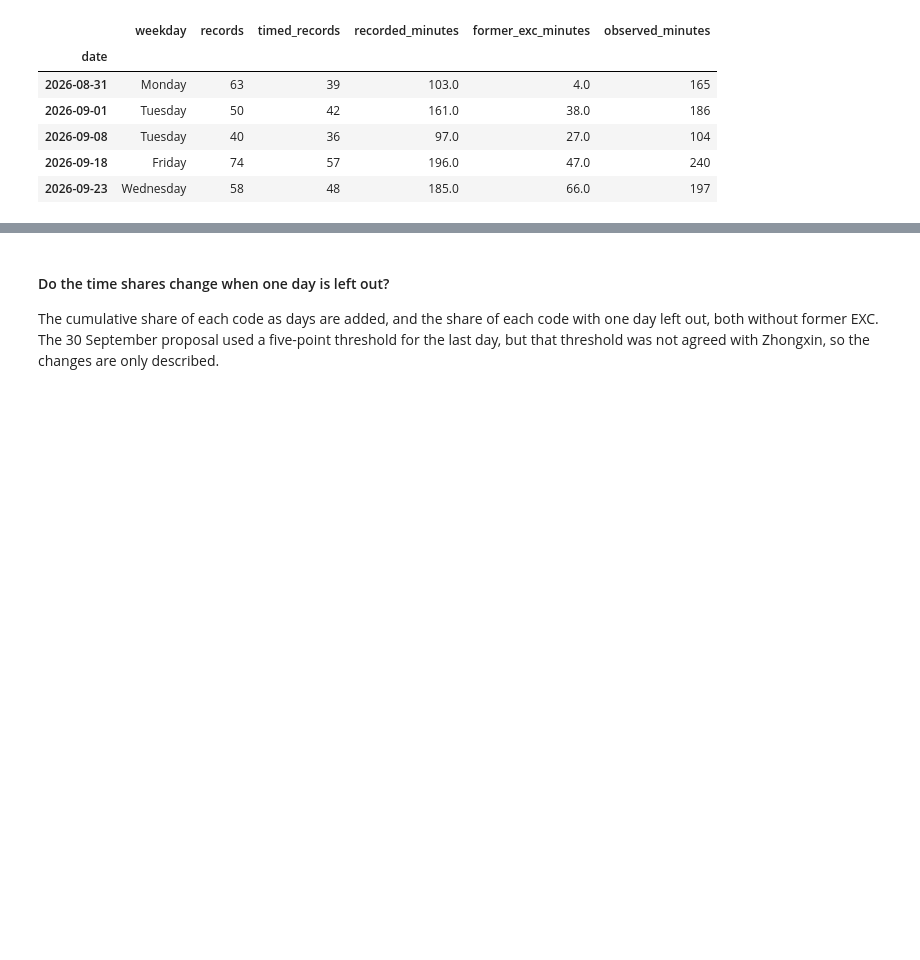
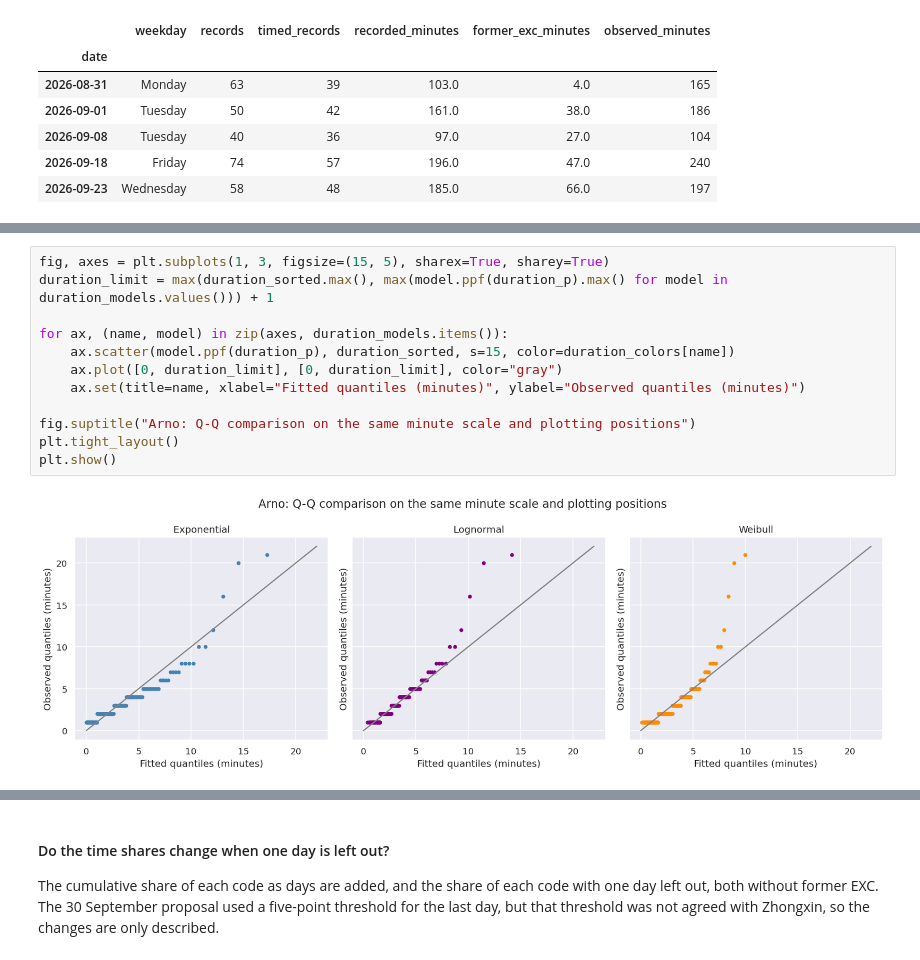
Before and after one commit to Luuuuuig/Bachelor-End-Project, a Jupyter notebook: Arno_Analysis_2026_10_02.ipynb, the cells around one changed output, grey strips where cells are left out. Saved outputs shown, nothing was run; the diff lists cells and outputs as text; blank space fills up the shorter version.

```diff
--- a/Arno_Analysis_2026_10_02.ipynb
+++ b/Arno_Analysis_2026_10_02.ipynb
@@ -437,0 +518,14 @@ leave_one_out.round(2)
+# %%
+fig, axes = plt.subplots(1, 3, figsize=(15, 5), sharex=True, sharey=True)
+duration_limit = max(duration_sorted.max(), max(model.ppf(duration_p).max() for model in duration_models.values())) + 1
+
+for ax, (name, model) in zip(axes, duration_models.items()):
+    ax.scatter(model.ppf(duration_p), duration_sorted, s=15, color=duration_colors[name])
+    ax.plot([0, duration_limit], [0, duration_limit], color="gray")
+    ax.set(title=name, xlabel="Fitted quantiles (minutes)", ylabel="Observed quantiles (minutes)")
+
+fig.suptitle("Arno: Q-Q comparison on the same minute scale and plotting positions")
+plt.tight_layout()
+plt.show()
+# %% [output]
+[figure, added]
```
Also changed, not shown: parts of 51 cells of this notebook.
